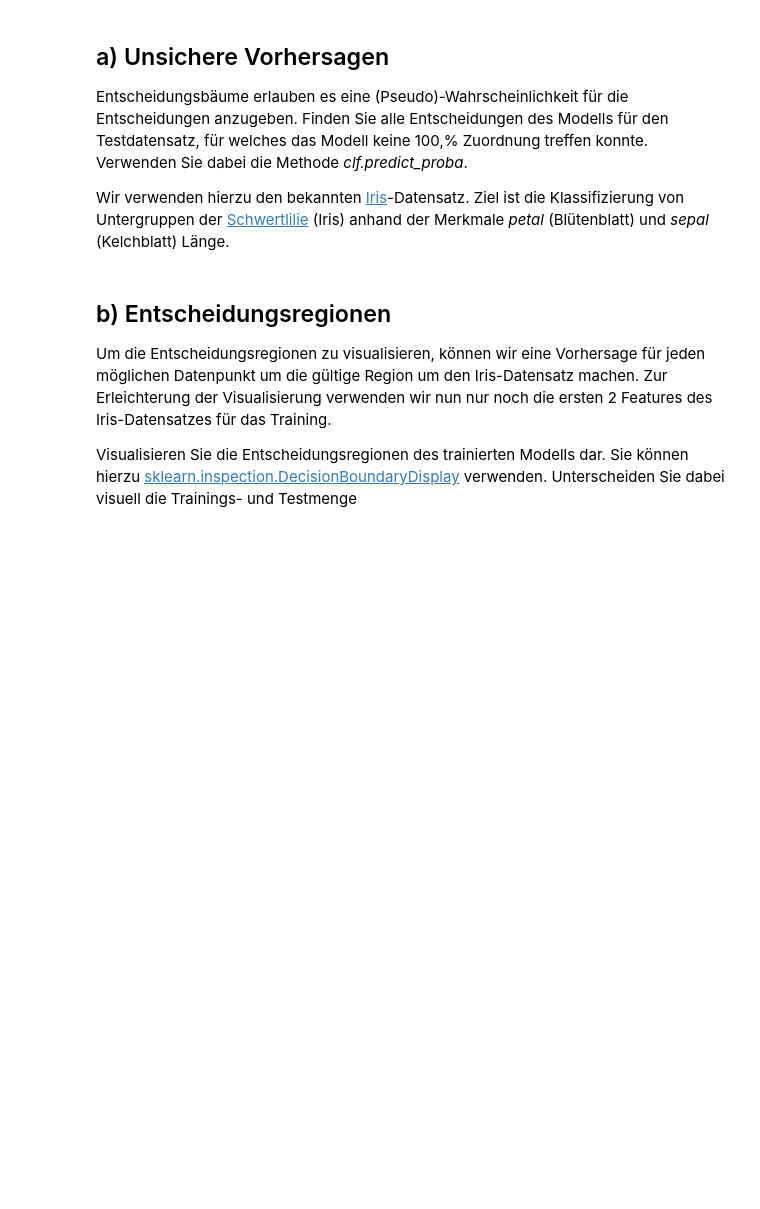
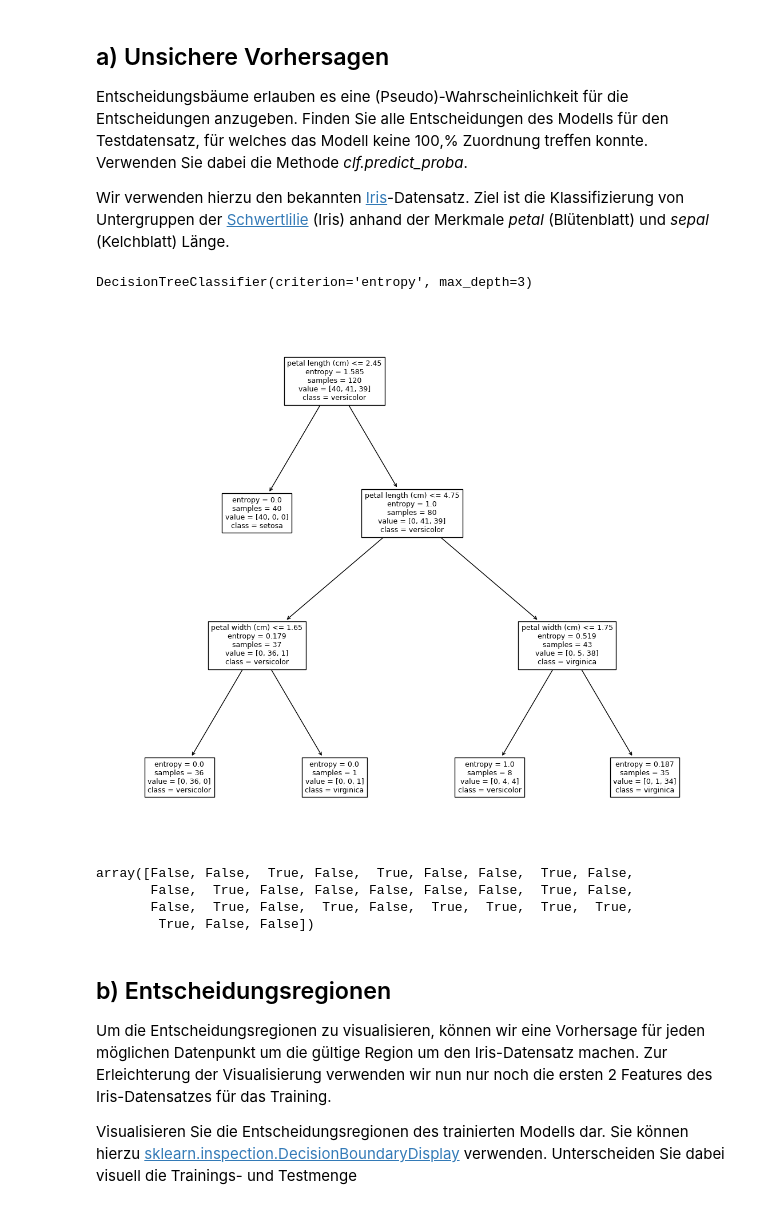
Before and after one commit to dissgod99/Data-Mining-and-Machine-Learning-SS23, a Jupyter notebook: H4_Decision_Trees/04_Vorlage.ipynb, the cells around one changed output. Drawn from its saved outputs; the diff is of its cells as text; code cells hidden in the pictures; blank space fills up the shorter version.

Commit message:
Implement a Decision Tree, plot it and get unsure predicts

```diff
--- a/H4_Decision_Trees/04_Vorlage.ipynb
+++ b/H4_Decision_Trees/04_Vorlage.ipynb
@@ -44,3 +54,8 @@ Wir verwenden hierzu den bekannten [Iris](https://scikit-learn.org/stable/module
 # %%
 # Train another model with a train-test split and a max depth of 3
 X_train, X_test, y_train, y_test = train_test_split(X, y, test_size=0.2, random_state=42)
+max_depth = 3
+clf_1 = tree.DecisionTreeClassifier(criterion="entropy", max_depth=max_depth)
+clf_1.fit(X_train, y_train)
+# %% [output]
+DecisionTreeClassifier(criterion='entropy', max_depth=3)
@@ -49,5 +62,23 @@ X_train, X_test, y_train, y_test = train_test_split(X, y, test_size=0.2, random_
+# %%
+# Plot the new tree for investigation
+plt.figure(figsize=(14,12))
+_ = sklearn.tree.plot_tree(clf_1, fontsize=9, feature_names=iris.feature_names, class_names=iris.target_names)
+# %% [output]
+[figure, added]
 # %%
 """Computes a boolean array where all items with a probability != 1 are marked as true"""
+def get_unsure_instances(clf, X_test) -> np.ndarray:
+    probabilities = clf.predict_proba(X_test)
+    max_values_each_elem = probabilities.max(axis=1)
+
+    return max_values_each_elem != 1
+
+get_unsure_instances(clf=clf_1, X_test=X_test)
+# %% [output]
+array([False, False,  True, False,  True, False, False,  True, False,
+       False,  True, False, False, False, False, False,  True, False,
+       False,  True, False,  True, False,  True,  True,  True,  True,
+        True, False, False])
 # %% [markdown]
 ## b) Entscheidungsregionen
 
```
Also changed, not shown: parts of 3 cells of this notebook.
